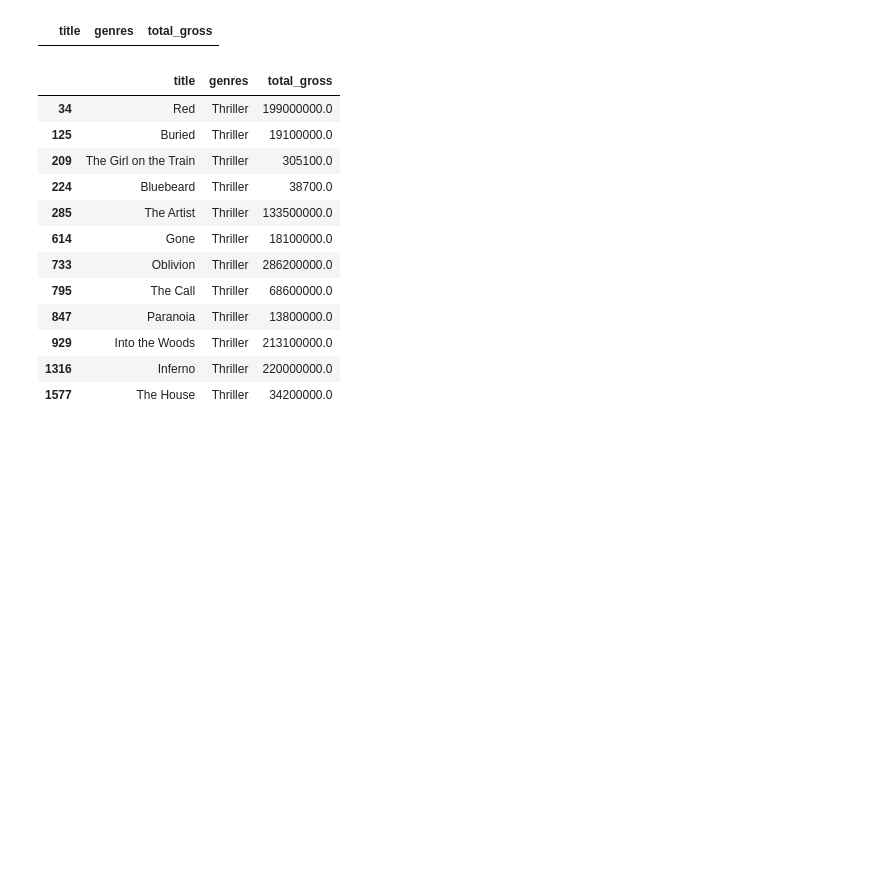
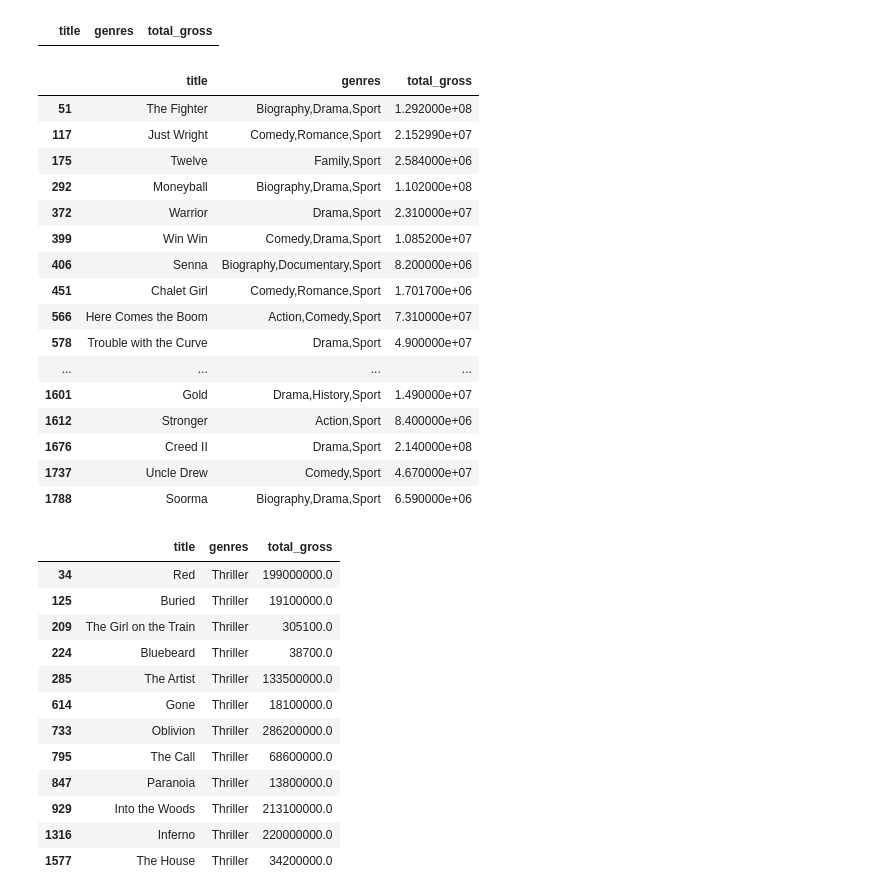
Before and after one commit to raizelistaken/project1_MovieDataAnalysis, a Jupyter notebook: Question3 Branch.ipynb, the cells around one changed output. Saved outputs shown, nothing was run; the diff lists cells and outputs as text; code cells hidden in the pictures; blank space fills up the shorter version.

```diff
--- a/Question3 Branch.ipynb
+++ b/Question3 Branch.ipynb
@@ -424,6 +675,26 @@ master_df.loc[(master_df['genres']) == 'Short']
 master_df.loc[(master_df['genres']) == 'Sport']
 # %% [output]
 |  | title | genres | total_gross |
+# %%
+master_df.loc[master_df['genres'].str.contains('Sport')]
+# %% [output]
+|  | title | genres | total_gross |
+| 51 | The Fighter | Biography,Drama,Sport | 1.292000e+08 |
+| 117 | Just Wright | Comedy,Romance,Sport | 2.152990e+07 |
+| 175 | Twelve | Family,Sport | 2.584000e+06 |
+| 292 | Moneyball | Biography,Drama,Sport | 1.102000e+08 |
+| 372 | Warrior | Drama,Sport | 2.310000e+07 |
+| 399 | Win Win | Comedy,Drama,Sport | 1.085200e+07 |
+| 406 | Senna | Biography,Documentary,Sport | 8.200000e+06 |
+| 451 | Chalet Girl | Comedy,Romance,Sport | 1.701700e+06 |
+| 566 | Here Comes the Boom | Action,Comedy,Sport | 7.310000e+07 |
+| 578 | Trouble with the Curve | Drama,Sport | 4.900000e+07 |
+| ... | ... | ... | ... |
+| 1601 | Gold | Drama,History,Sport | 1.490000e+07 |
+| 1612 | Stronger | Action,Sport | 8.400000e+06 |
+| 1676 | Creed II | Drama,Sport | 2.140000e+08 |
+| 1737 | Uncle Drew | Comedy,Sport | 4.670000e+07 |
+| 1788 | Soorma | Biography,Drama,Sport | 6.590000e+06 |
 # %%
 master_df.loc[(master_df['genres']) == 'Thriller']
 # %% [output]
```
Also changed, not shown: parts of 25 cells of this notebook.
